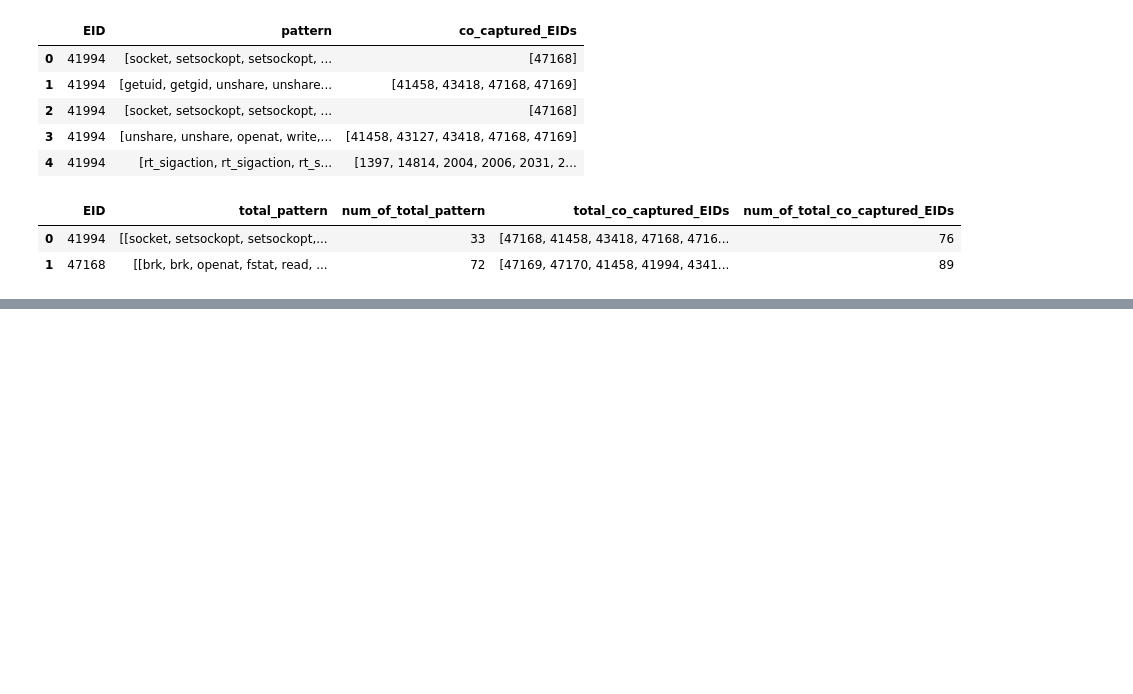
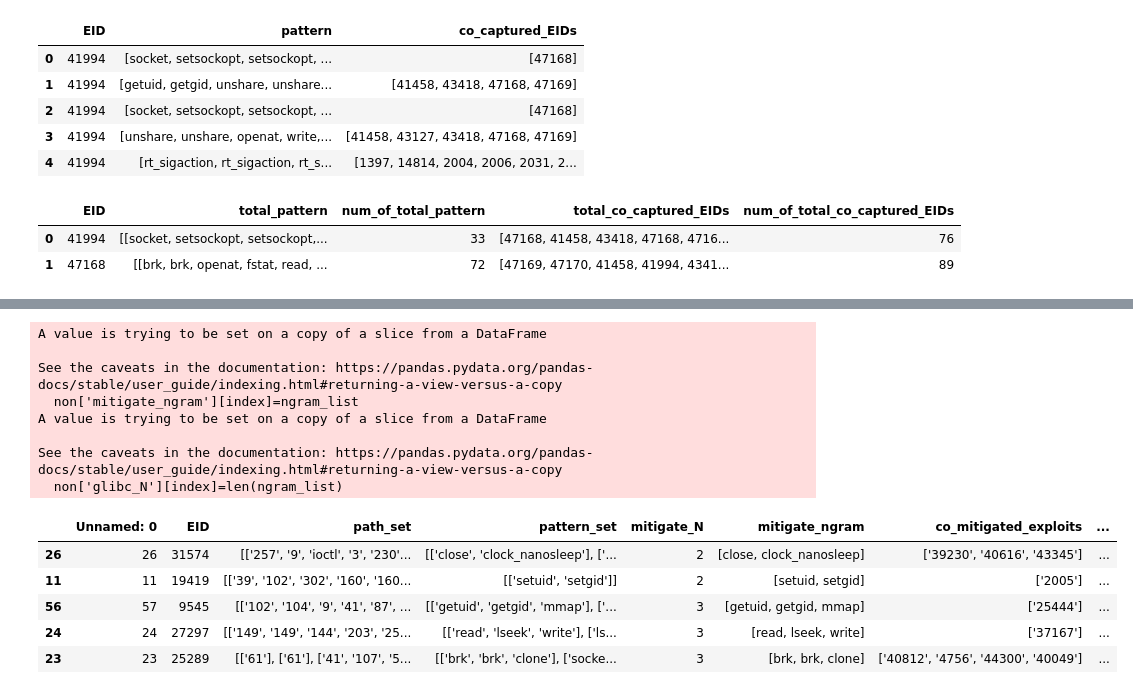
Before and after one commit to sominsong/NIMOS, a Jupyter notebook: analysis/new/Real Final Analysis for paper(NEW).ipynb, the cells around one changed output, grey strips where cells are left out. Drawn from its saved outputs; the diff is of its cells as text; code cells hidden in the pictures; blank space fills up the shorter version.

```diff
--- a/analysis/new/Real Final Analysis for paper(NEW).ipynb
+++ b/analysis/new/Real Final Analysis for paper(NEW).ipynb
@@ -2858,0 +2870,25 @@ packetsetring_ngram_total_df
+# %%
+non = non.sort_values('mitigate_N')
+non['glibc_N']=0
+
+for index, row in non.iterrows():
+    ngram_list = row.mitigate_ngram.replace("'","").replace("[[","").replace("]]","").split(',')
+    non['mitigate_ngram'][index]=ngram_list
+    non['glibc_N'][index]=len(ngram_list)
+
+non.head()
+# %% [output]
+A value is trying to be set on a copy of a slice from a DataFrame
+
+See the caveats in the documentation: https://pandas.pydata.org/pandas-docs/stable/user_guide/indexing.html#returning-a-view-versus-a-copy
+  non['mitigate_ngram'][index]=ngram_list
+A value is trying to be set on a copy of a slice from a DataFrame
+
+See the caveats in the documentation: https://pandas.pydata.org/pandas-docs/stable/user_guide/indexing.html#returning-a-view-versus-a-copy
+  non['glibc_N'][index]=len(ngram_list)
+|  | Unnamed: 0 | EID | path_set | pattern_set | mitigate_N | mitigate_ngram | co_mitigated_exploits | ... |
+| 26 | 26 | 31574 | [['257', '9', 'ioctl', '3', '230'... | [['close', 'clock_nanosleep'], ['... | 2 | [close, clock_nanosleep] | ['39230', '40616', '43345'] | ... |
+| 11 | 11 | 19419 | [['39', '102', '302', '160', '160... | [['setuid', 'setgid']] | 2 | [setuid, setgid] | ['2005'] | ... |
+| 56 | 57 | 9545 | [['102', '104', '9', '41', '87', ... | [['getuid', 'getgid', 'mmap'], ['... | 3 | [getuid, getgid, mmap] | ['25444'] | ... |
+| 24 | 24 | 27297 | [['149', '149', '144', '203', '25... | [['read', 'lseek', 'write'], ['ls... | 3 | [read, lseek, write] | ['37167'] | ... |
+| 23 | 23 | 25289 | [['61'], ['61'], ['41', '107', '5... | [['brk', 'brk', 'clone'], ['socke... | 3 | [brk, brk, clone] | ['40812', '4756', '44300', '40049'] | ... |
```
Also changed, not shown: parts of 6 cells of this notebook, 6 other files.
